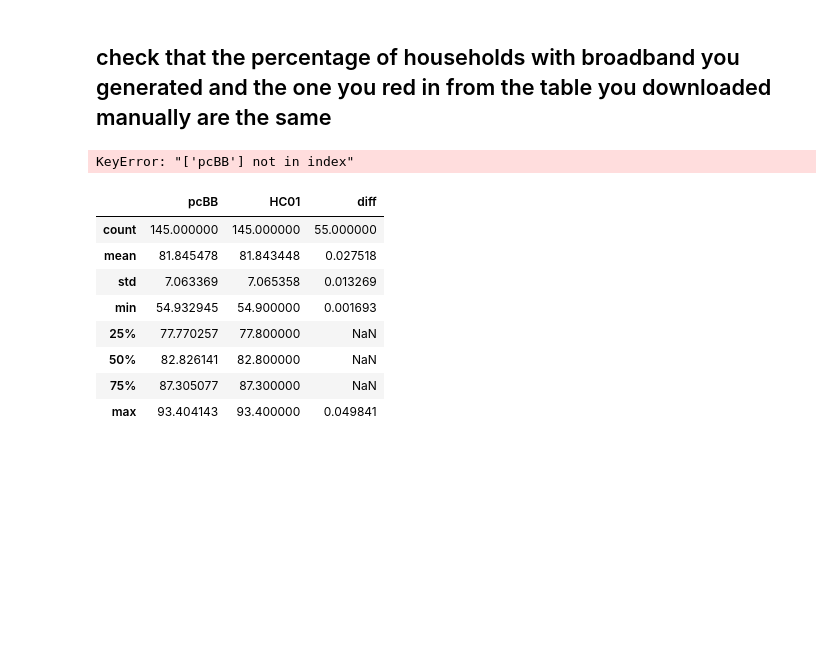
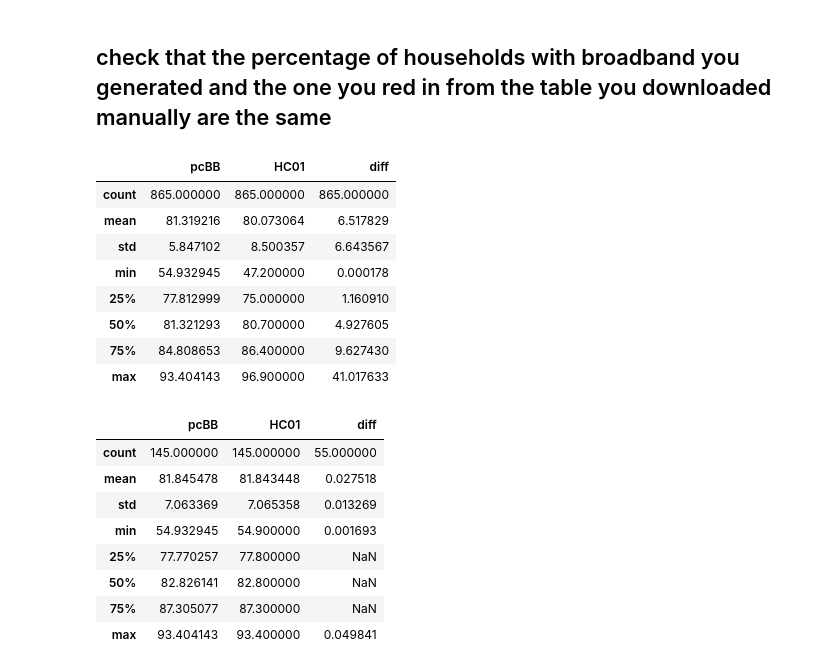
Before and after one commit to jinalklaulitz/PUI2018_msm796, a Jupyter notebook: HW7_msm796/assignment1_msm796.ipynb, the cells around one changed output. Saved outputs shown, nothing was run; the diff lists cells and outputs as text; code cells hidden in the pictures; blank space fills up the shorter version.

```diff
--- a/HW7_msm796/assignment1_msm796.ipynb
+++ b/HW7_msm796/assignment1_msm796.ipynb
@@ -333,14 +339,20 @@ In the API dataframe the PUMA id was a 4 digit number. If you have them both as
 # %% [markdown]
 ## check that the percentage of households with broadband you generated and the one you red in from the table you downloaded manually are the same
 # %%
-diff_ = pumaBB.merge(bbpc, right_on="gid",
-                     left_on="public use microdata area")[["pcBB", "HC01"]]
-
+diff_ = merge_4E_1E.merge(bbpc, right_on="gid",
+                     left_on="public use microdata area")[["pcBB", "HC01"]].drop_duplicates()
 diff_["diff"] = np.abs(diff_["pcBB"] - diff_["HC01"].astype(float))
-
 diff_.describe()
 # %% [output]
-KeyError: "['pcBB'] not in index"
+|  | pcBB | HC01 | diff |
+| count | 865.000000 | 865.000000 | 865.000000 |
+| mean | 81.319216 | 80.073064 | 6.517829 |
+| std | 5.847102 | 8.500357 | 6.643567 |
+| min | 54.932945 | 47.200000 | 0.000178 |
+| 25% | 77.812999 | 75.000000 | 1.160910 |
+| 50% | 81.321293 | 80.700000 | 4.927605 |
+| 75% | 84.808653 | 86.400000 | 9.627430 |
+| max | 93.404143 | 96.900000 | 41.017633 |
 # %%
 diff_ = pumaBB.merge(bbpc, right_on="gid",
                      left_on="public use microdata area")[["pcBB", "HC01"]]
```
Also changed, not shown: parts of 10 cells of this notebook.
